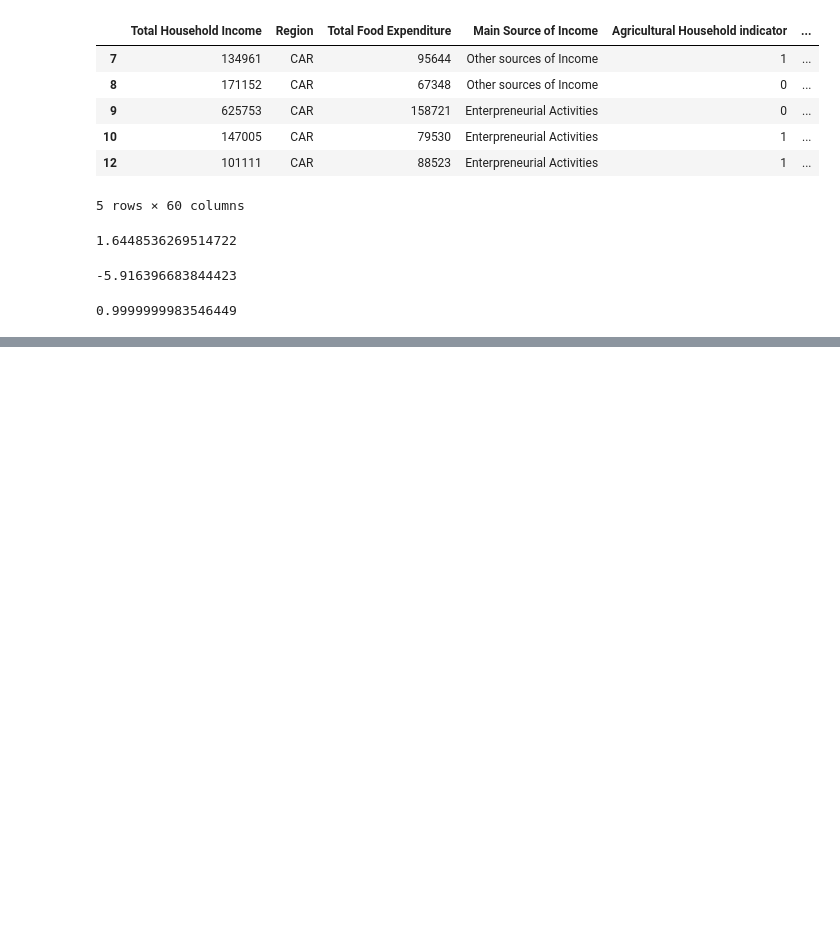
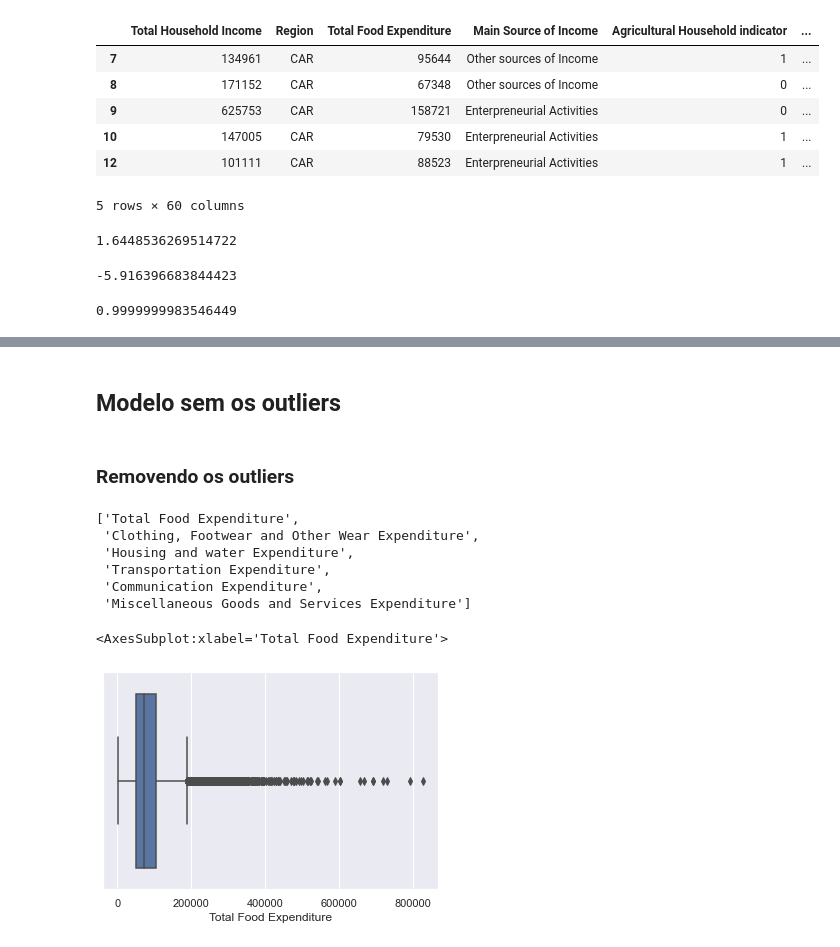
Before and after one commit to lucas54neves/statistical-analysis-of-philippine-demographics, a Jupyter notebook: src/project.ipynb, the cells around one changed output, grey strips where cells are left out. Drawn from its saved outputs; the diff is of its cells as text; code cells hidden in the pictures; blank space fills up the shorter version.

```diff
--- a/src/project.ipynb
+++ b/src/project.ipynb
@@ -419,0 +536,27 @@ Aceita-se H0. Há diferença de média de número total de membros da família p
+# %% [markdown]
+## Modelo sem os outliers
+# %% [markdown]
+### Removendo os outliers
+# %%
+columns_to_remove_outliers = []
+
+for column in columns:
+    var = df[column].var()
+    mean = df[column].mean()
+
+    if var > mean:
+        columns_to_remove_outliers.append(column)
+
+columns_to_remove_outliers
+# %% [output]
+['Total Food Expenditure',
+ 'Clothing, Footwear and Other Wear Expenditure',
+ 'Housing and water Expenditure',
+ 'Transportation Expenditure',
+ 'Communication Expenditure',
+ 'Miscellaneous Goods and Services Expenditure']
+# %%
+sns.boxplot(data=df, x='Total Food Expenditure')
+# %% [output]
+<AxesSubplot:xlabel='Total Food Expenditure'>
+[figure, added]
```
Also changed, not shown: parts of 59 cells of this notebook.
